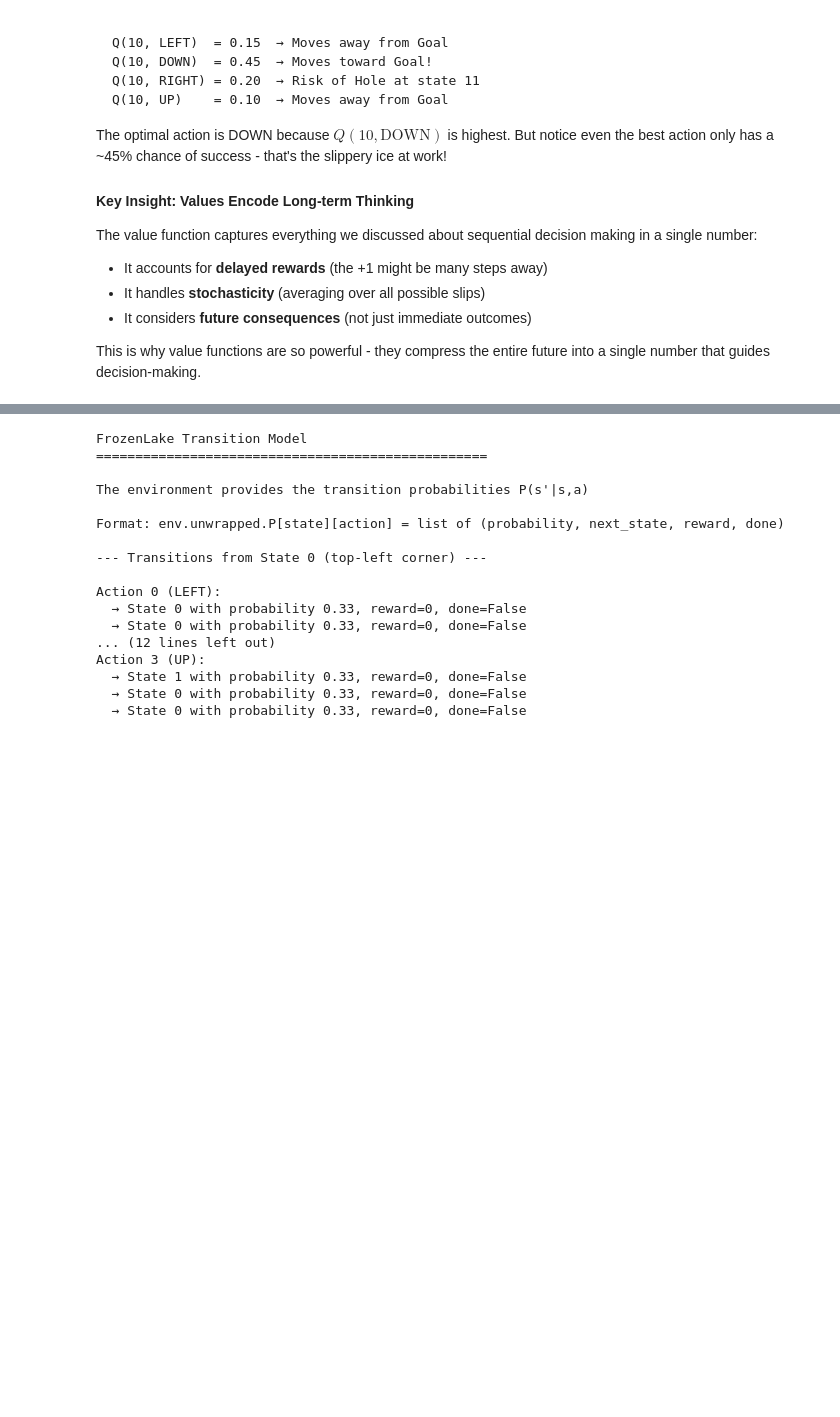
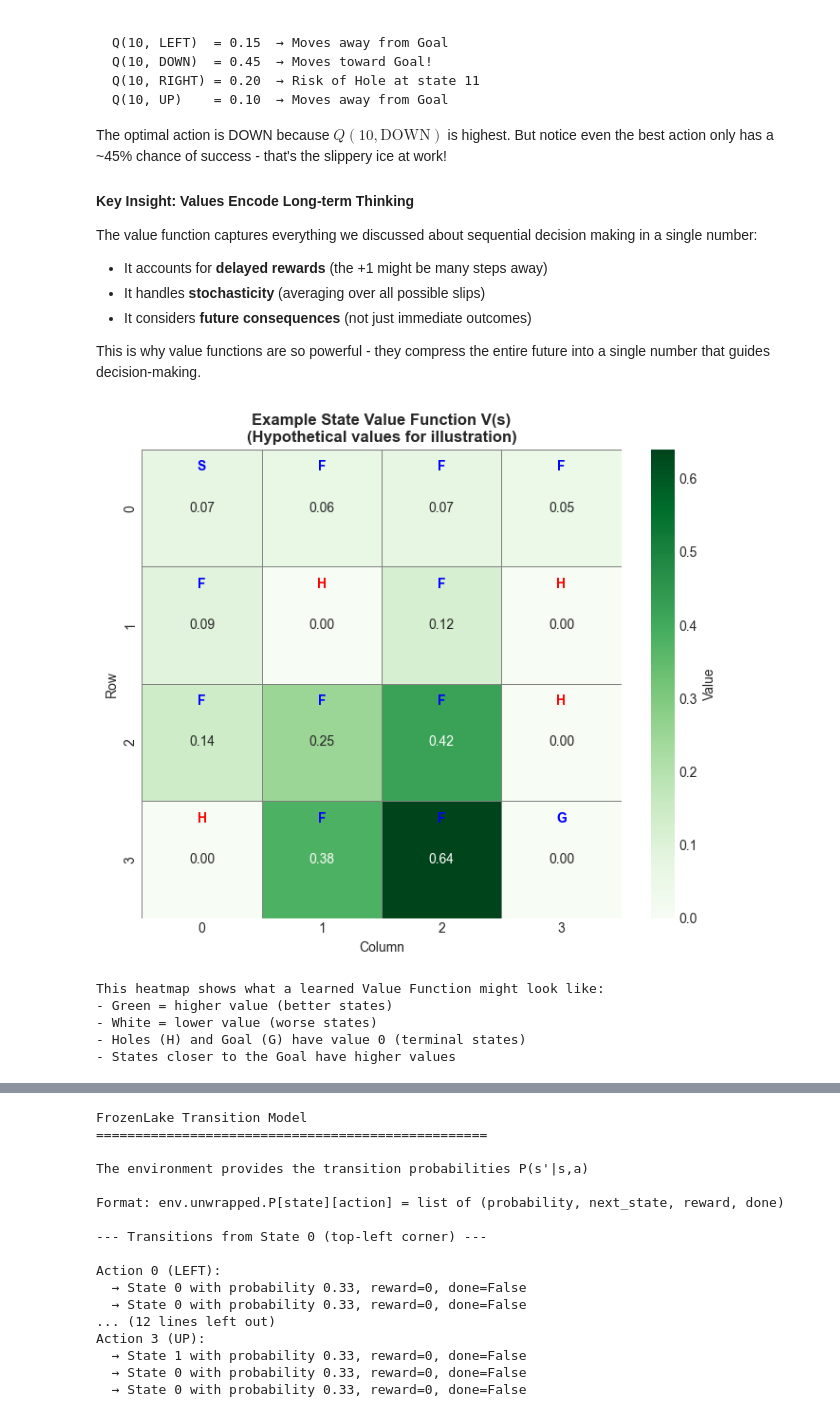
Before and after one commit to heihachi78/reinforcement_learning_tutorial, a Jupyter notebook: 01_introduction_to_rl.ipynb, the cells around one changed output, grey strips where cells are left out. Cells and saved outputs as stored; diff of their text form; code cells hidden in the pictures; blank space fills up the shorter version.

```diff
--- a/01_introduction_to_rl.ipynb
+++ b/01_introduction_to_rl.ipynb
@@ -1013,6 +1095,63 @@ The value function captures everything we discussed about sequential decision ma
 - It considers **future consequences** (not just immediate outcomes)
 
 This is why value functions are so powerful - they compress the entire future into a single number that guides decision-making.
+# %%
+# Visualize what a Value Function looks like as a heatmap
+def visualize_value_function(V, title="State Value Function V(s)"):
+    """Visualizes the value function as a heatmap on the FrozenLake grid."""
+    V_grid = V.reshape((4, 4))
+
+    fig, ax = plt.subplots(figsize=(7, 6))
+
+    # Create heatmap
+    im = sns.heatmap(V_grid, annot=True, fmt=".2f", cmap="Greens",
+                     cbar_kws={'label': 'Value'}, ax=ax,
+                     linewidths=0.5, linecolor='gray')
+
+    # Add cell labels (S, F, H, G)
+    labels = [['S', 'F', 'F', 'F'],
+              ['F', 'H', 'F', 'H'],
+              ['F', 'F', 'F', 'H'],
+              ['H', 'F', 'F', 'G']]
+
+    for i in range(4):
+        for j in range(4):
+            ax.text(j + 0.5, i + 0.15, labels[i][j],
+                   ha='center', va='center', fontsize=10,
+                   color='red' if labels[i][j] == 'H' else 'blue',
+                   fontweight='bold')
+
+    ax.set_title(title, fontsize=12, fontweight='bold')
+    ax.set_xlabel('Column')
+    ax.set_ylabel('Row')
+
+    plt.tight_layout()
+    return fig, ax
+
+# Example: Hypothetical value function (what we'd expect from a reasonable policy)
+# Higher values near the goal, zero at holes and goal (terminal states)
+dummy_V = np.array([
+    0.07, 0.06, 0.07, 0.05,  # Top row - far from goal, low values
+    0.09, 0.00, 0.12, 0.00,  # Second row - holes have 0
+    0.14, 0.25, 0.42, 0.00,  # Third row - getting closer to goal
+    0.00, 0.38, 0.64, 0.00   # Bottom row - hole at 12, high values near goal, 0 at goal
+])
+
+visualize_value_function(dummy_V, "Example State Value Function V(s)\n(Hypothetical values for illustration)")
+plt.show()
+
+print("This heatmap shows what a learned Value Function might look like:")
+print("- Green = higher value (better states)")
+print("- White = lower value (worse states)")
+print("- Holes (H) and Goal (G) have value 0 (terminal states)")
+print("- States closer to the Goal have higher values")
+# %% [output]
+[figure, added]
+This heatmap shows what a learned Value Function might look like:
+- Green = higher value (better states)
+- White = lower value (worse states)
+- Holes (H) and Goal (G) have value 0 (terminal states)
+- States closer to the Goal have higher values
 # %% [markdown]
 ## 4.3 Model
 
```
Also changed, not shown: parts of 11 cells of this notebook.
